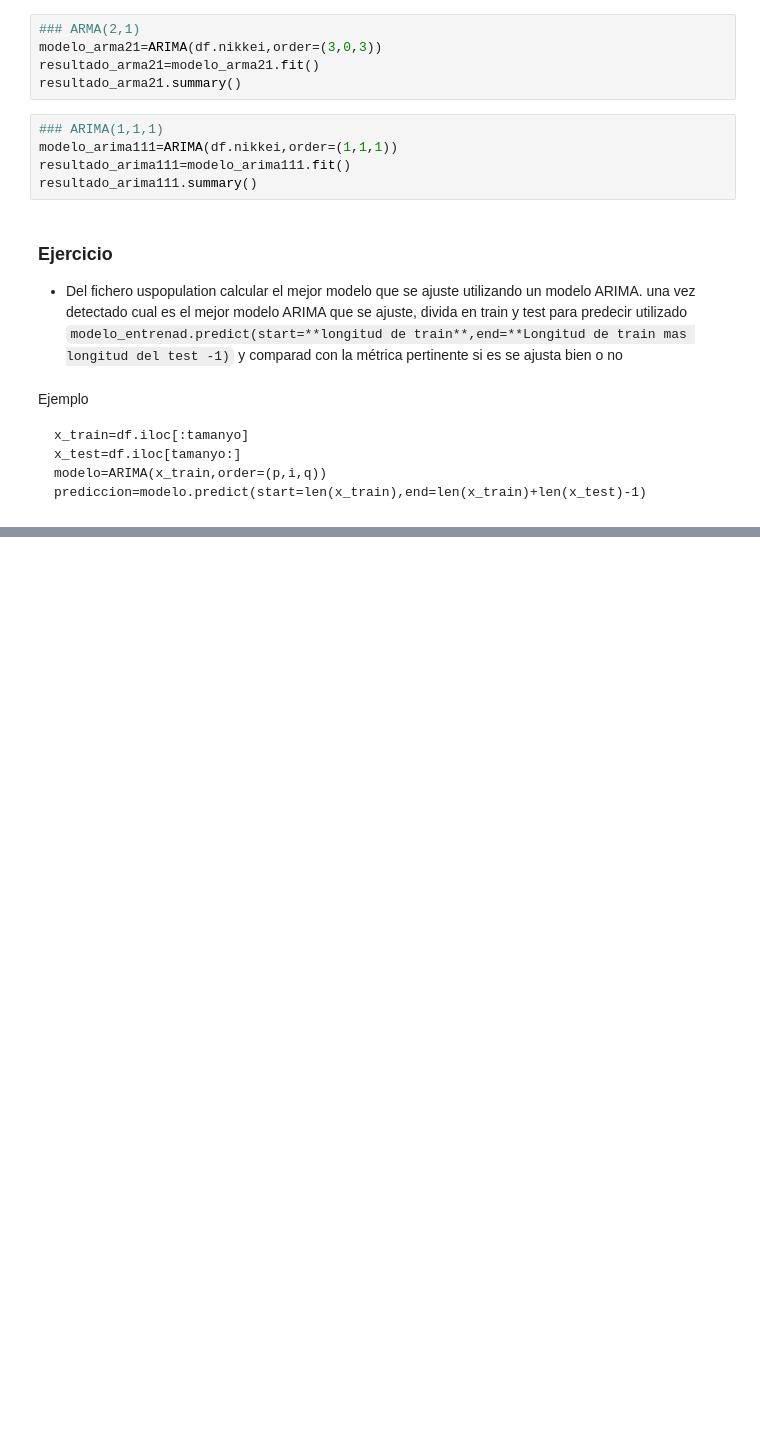
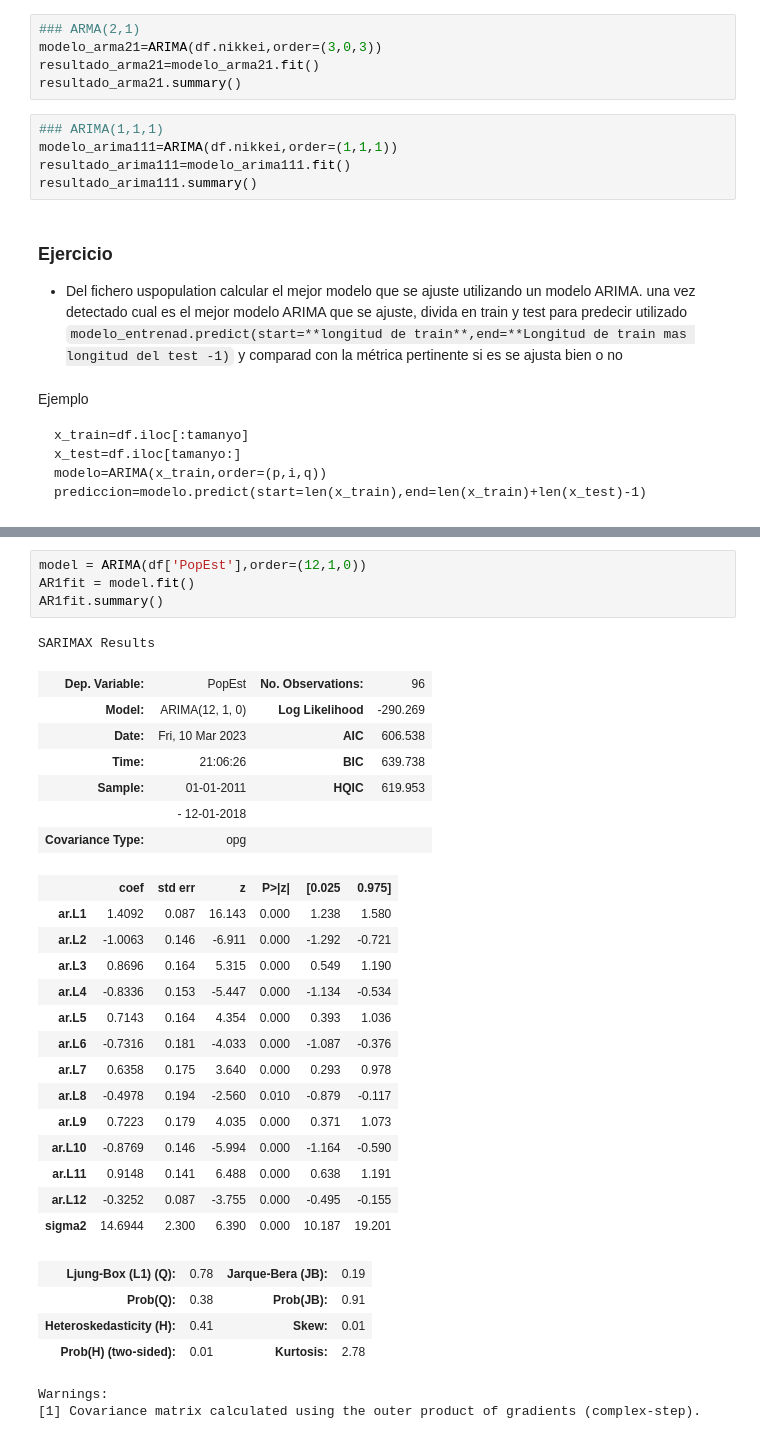
Before and after one commit to felixballestergoytia/Bootcamp_Sep2022, a Jupyter notebook: Seires Temporales/series_Temporales.ipynb, the cells around one changed output, grey strips where cells are left out. Drawn from its saved outputs; the diff is of its cells as text; blank space fills up the shorter version.

```diff
--- a/Seires Temporales/series_Temporales.ipynb
+++ b/Seires Temporales/series_Temporales.ipynb
@@ -218,0 +425,33 @@ prediccion=modelo.predict(start=len(x_train),end=len(x_train)+len(x_test)-1)
+# %%
+model = ARIMA(df['PopEst'],order=(12,1,0))
+AR1fit = model.fit()
+AR1fit.summary()
+# %% [output]
+SARIMAX Results
+| Dep. Variable: | PopEst | No. Observations: | 96 |
+| Model: | ARIMA(12, 1, 0) | Log Likelihood | -290.269 |
+| Date: | Fri, 10 Mar 2023 | AIC | 606.538 |
+| Time: | 21:06:26 | BIC | 639.738 |
+| Sample: | 01-01-2011 | HQIC | 619.953 |
+|  | - 12-01-2018 |  |  |
+| Covariance Type: | opg |  |  |
+|  | coef | std err | z | P>|z| | [0.025 | 0.975] |
+| ar.L1 | 1.4092 | 0.087 | 16.143 | 0.000 | 1.238 | 1.580 |
+| ar.L2 | -1.0063 | 0.146 | -6.911 | 0.000 | -1.292 | -0.721 |
+| ar.L3 | 0.8696 | 0.164 | 5.315 | 0.000 | 0.549 | 1.190 |
+| ar.L4 | -0.8336 | 0.153 | -5.447 | 0.000 | -1.134 | -0.534 |
+| ar.L5 | 0.7143 | 0.164 | 4.354 | 0.000 | 0.393 | 1.036 |
+| ar.L6 | -0.7316 | 0.181 | -4.033 | 0.000 | -1.087 | -0.376 |
+| ar.L7 | 0.6358 | 0.175 | 3.640 | 0.000 | 0.293 | 0.978 |
+| ar.L8 | -0.4978 | 0.194 | -2.560 | 0.010 | -0.879 | -0.117 |
+| ar.L9 | 0.7223 | 0.179 | 4.035 | 0.000 | 0.371 | 1.073 |
+| ar.L10 | -0.8769 | 0.146 | -5.994 | 0.000 | -1.164 | -0.590 |
+| ar.L11 | 0.9148 | 0.141 | 6.488 | 0.000 | 0.638 | 1.191 |
+| ar.L12 | -0.3252 | 0.087 | -3.755 | 0.000 | -0.495 | -0.155 |
+| sigma2 | 14.6944 | 2.300 | 6.390 | 0.000 | 10.187 | 19.201 |
+| Ljung-Box (L1) (Q): | 0.78 | Jarque-Bera (JB): | 0.19 |
+| Prob(Q): | 0.38 | Prob(JB): | 0.91 |
+| Heteroskedasticity (H): | 0.41 | Skew: | 0.01 |
+| Prob(H) (two-sided): | 0.01 | Kurtosis: | 2.78 |
+Warnings:
+[1] Covariance matrix calculated using the outer product of gradients (complex-step).
```
Also changed, not shown: parts of 19 cells of this notebook.
